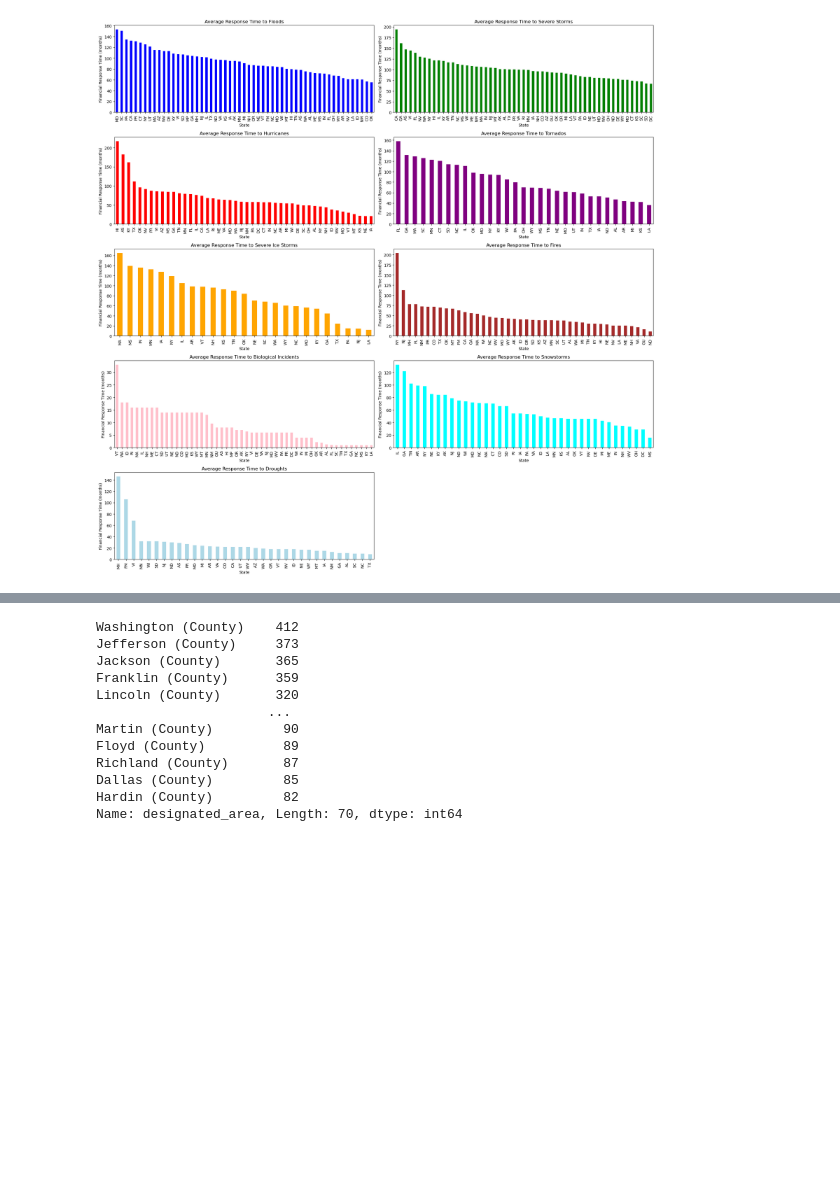
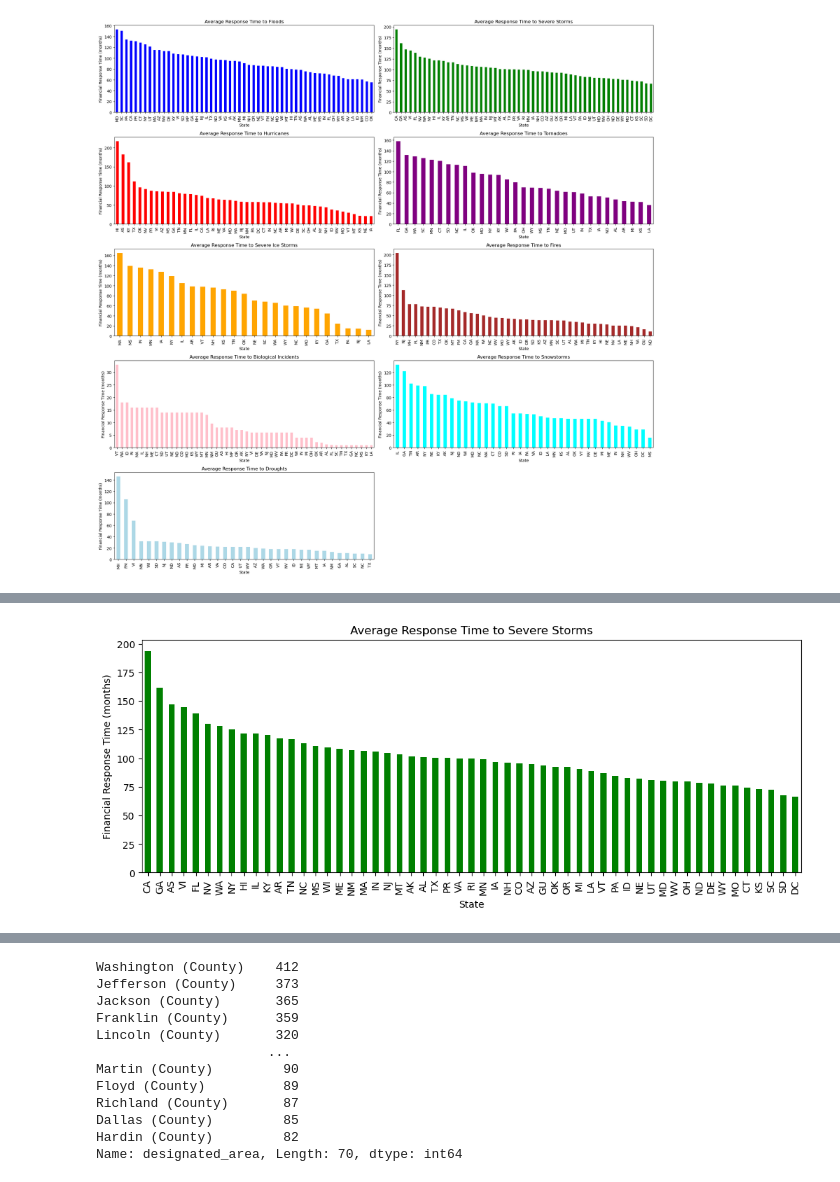
Before and after one commit to ehsan55555/FEMA-Disaster-Analysis-US, a Jupyter notebook: Project1_branchea.ipynb, the cells around one changed output, grey strips where cells are left out. Drawn from its saved outputs; the diff is of its cells as text; code cells hidden in the pictures; blank space fills up the shorter version.

```diff
--- a/Project1_branchea.ipynb
+++ b/Project1_branchea.ipynb
@@ -310,0 +325,17 @@ plt.show()
+# %%
+# Create bar plots for each incident type
+plt.figure(figsize=(20, 20))
+
+# If the severe storm data is not empty, create a bar plot
+if not severe_storm_data.empty:
+    plt.subplot(5, 2, 2)
+    severe_storm_avg_response.plot(kind='bar', color='green')
+    plt.title('Average Response Time to Severe Storms')
+    plt.xlabel('State')
+    plt.ylabel('Financial Response Time (months)')
+
+
+plt.tight_layout()
+plt.show()
+# %% [output]
+[figure, added]
```
Also changed, not shown: parts of 9 cells of this notebook.
